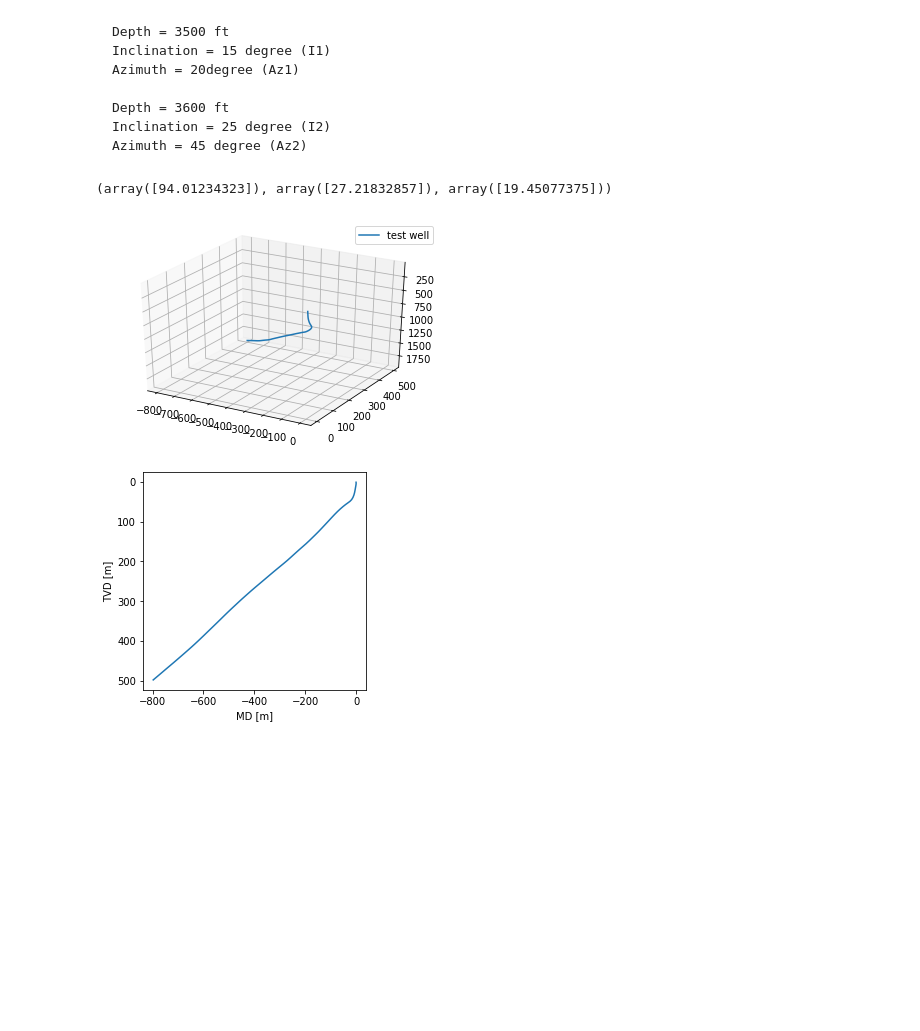
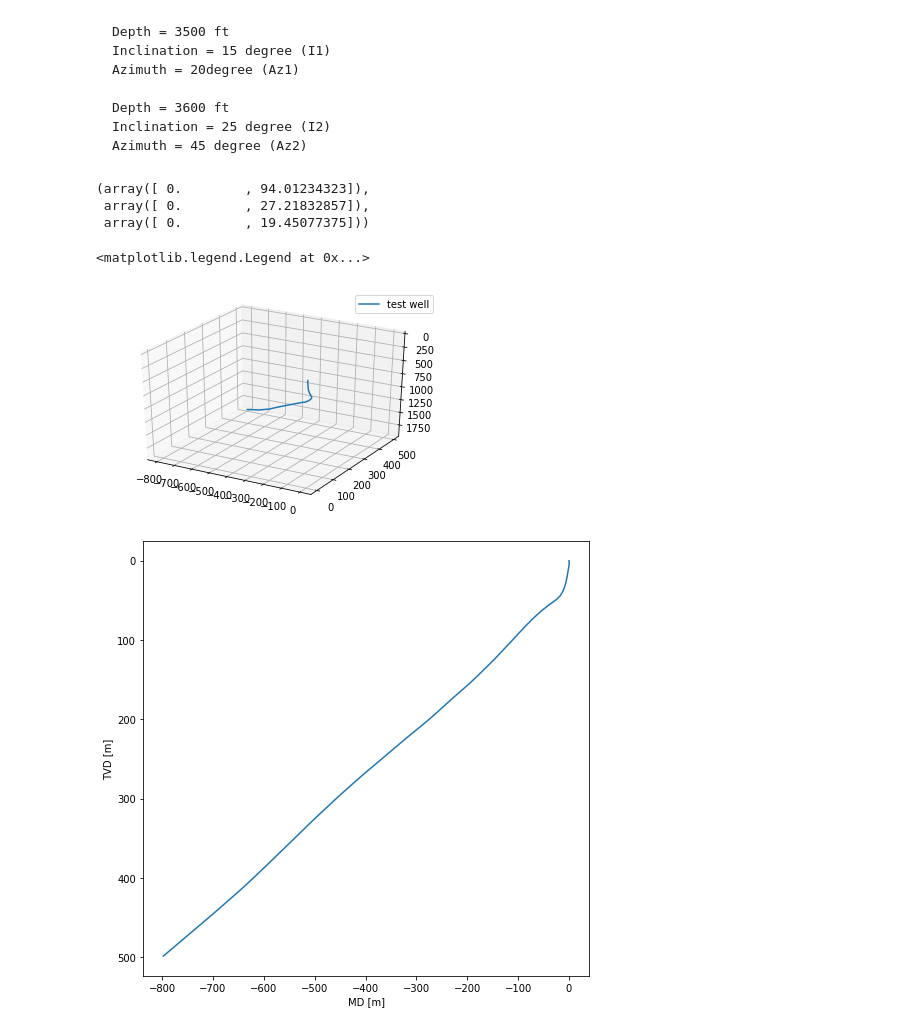
Before and after one commit to Zabamund/wellpathpy, a Jupyter notebook: notebooks/Wellpathpy_proto.ipynb, the cells around one changed output. Cells and saved outputs as stored; diff of their text form; code cells hidden in the pictures; blank space fills up the shorter version.

Commit message:
Adds origin location
Inserts starting easting, northing, tvd at 0,0,0.

```diff
--- a/notebooks/Wellpathpy_proto.ipynb
+++ b/notebooks/Wellpathpy_proto.ipynb
@@ -553,17 +553,22 @@ def min_curve_method(md, inc, azi):
 
     northing = np.cumsum((md_lower - md_upper) / 2 * (np.sin(incl_upper) * np.cos(azi_upper)
                                             + np.sin(incl_lower) * np.cos(azi_lower)) * rf)
+    northing = np.insert(northing, 0, 0)
 
     easting = np.cumsum((md_lower - md_upper) / 2 * (np.sin(incl_upper) * np.sin(azi_upper)
                                             + np.sin(incl_lower) * np.sin(azi_lower)) * rf)
+    easting = np.insert(easting, 0, 0)
 
     tvd = np.cumsum((md_lower - md_upper) / 2 * (np.cos(incl_upper) + np.cos(incl_lower)) * rf)
+    tvd = np.insert(tvd, 0, 0)
 
     return tvd, northing, easting
 # %%
 min_curve_method(md_test, incl_test, azi_test)
 # %% [output]
-(array([94.01234323]), array([27.21832857]), array([19.45077375]))
+(array([ 0.        , 94.01234323]),
+ array([ 0.        , 27.21832857]),
+ array([ 0.        , 19.45077375]))
 # %%
 tvd, northing, easting = min_curve_method(dev['MD[m]'].values, dev['Inc[deg]'].values, dev['Azi[deg]'].values)
 # %%
@@ -575,17 +580,17 @@ ax = fig.gca(projection='3d')
 ax.plot(easting, northing, tvd, label='test well')
 ax.invert_zaxis()
 ax.legend()
-plt.show()
 # %% [output]
+<matplotlib.legend.Legend at 0x...>
-[figure, old version]
+[figure, new version]
 # %%
-fig = plt.figure(figsize=(4,4))
+fig = plt.figure(figsize=(8,8))
 plt.plot(easting, northing)
 
 plt.gca().invert_yaxis()
 
 plt.xlabel('MD [m]')
 plt.ylabel('TVD [m]')
 plt.show()
 # %% [output]
-[figure, old version]
+[figure, new version]
```
Also changed, not shown: 1 other file.
